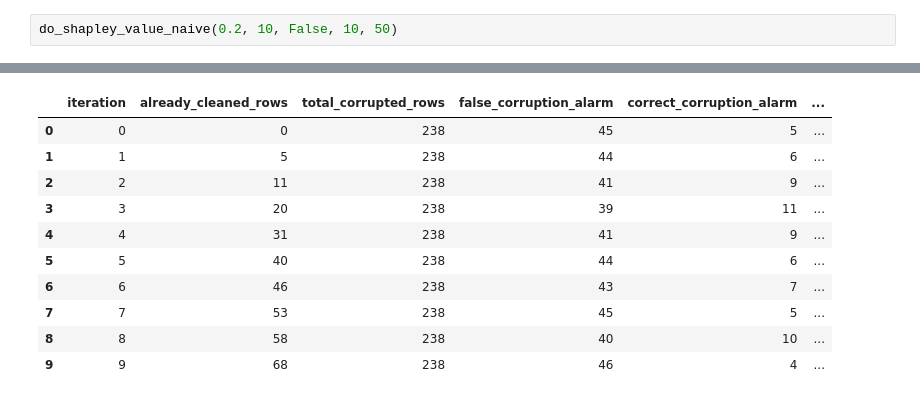
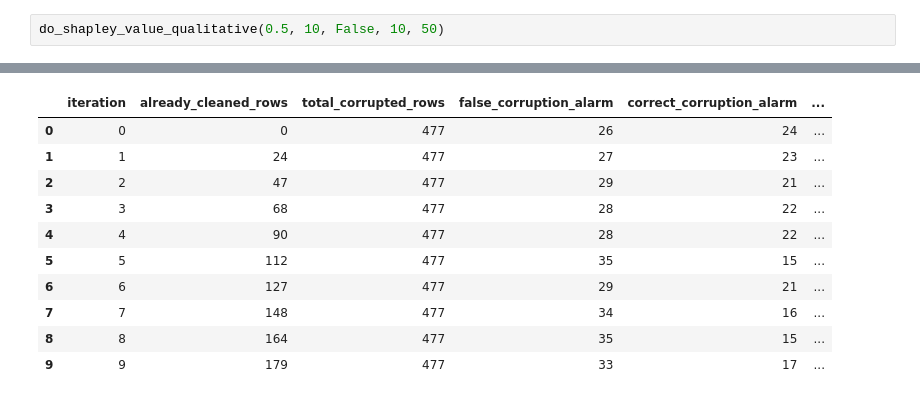
Before and after one commit to stefan-grafberger/deem22-what-if-experiments, a Jupyter notebook: whatif/example_pipelines/shapley_value_experiments.ipynb, the cells around one changed output, grey strips where cells are left out. Cells and saved outputs as stored; diff of their text form.

```diff
--- a/whatif/example_pipelines/shapley_value_experiments.ipynb
+++ b/whatif/example_pipelines/shapley_value_experiments.ipynb
@@ -48,4 +49,4 @@ To enable them in other operations, rebuild TensorFlow with the appropriate comp
 # %%
-do_shapley_value_naive(0.2, 10, False, 10, 50)
+do_shapley_value_qualitative(0.5, 10, False, 10, 50)
 # %% [output]
 Starting iteration 0 now...
@@ -67,13 +68,13 @@ Starting iteration 9 now...
 Done!
 |  | iteration | already_cleaned_rows | total_corrupted_rows | false_corruption_alarm | correct_corruption_alarm | ... |
-| 0 | 0 | 0 | 238 | 45 | 5 | ... |
-| 1 | 1 | 5 | 238 | 44 | 6 | ... |
-| 2 | 2 | 11 | 238 | 41 | 9 | ... |
-| 3 | 3 | 20 | 238 | 39 | 11 | ... |
-| 4 | 4 | 31 | 238 | 41 | 9 | ... |
-| 5 | 5 | 40 | 238 | 44 | 6 | ... |
-| 6 | 6 | 46 | 238 | 43 | 7 | ... |
-| 7 | 7 | 53 | 238 | 45 | 5 | ... |
-| 8 | 8 | 58 | 238 | 40 | 10 | ... |
-| 9 | 9 | 68 | 238 | 46 | 4 | ... |
+| 0 | 0 | 0 | 477 | 26 | 24 | ... |
+| 1 | 1 | 24 | 477 | 27 | 23 | ... |
+| 2 | 2 | 47 | 477 | 29 | 21 | ... |
+| 3 | 3 | 68 | 477 | 28 | 22 | ... |
+| 4 | 4 | 90 | 477 | 28 | 22 | ... |
+| 5 | 5 | 112 | 477 | 35 | 15 | ... |
+| 6 | 6 | 127 | 477 | 29 | 21 | ... |
+| 7 | 7 | 148 | 477 | 34 | 16 | ... |
+| 8 | 8 | 164 | 477 | 35 | 15 | ... |
+| 9 | 9 | 179 | 477 | 33 | 17 | ... |
 # %%
```
Also changed, not shown: parts of 5 cells of this notebook, 9 other files.
